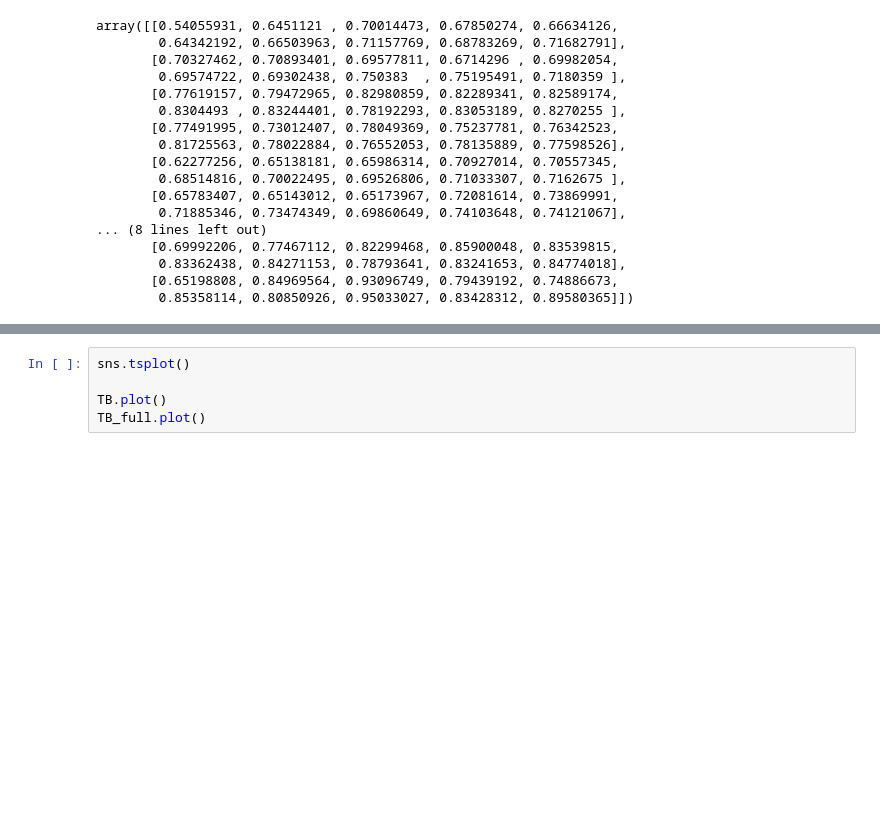
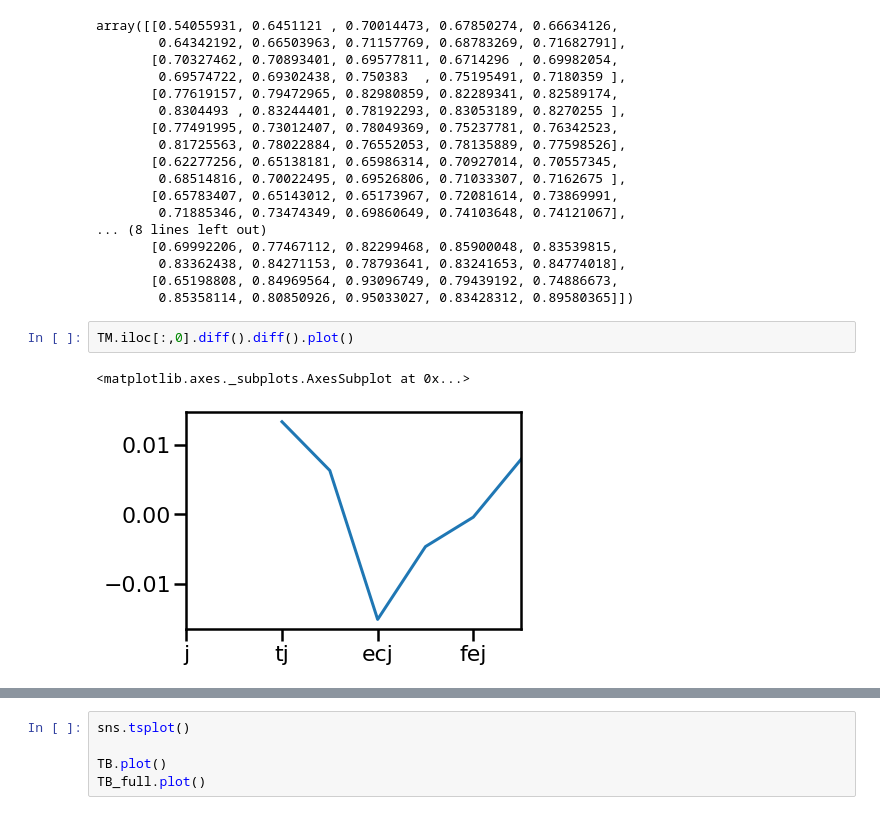
Before and after one commit to nshawen/CIS-PD-Optimization, a Jupyter notebook: FeaturesAnalysis.ipynb, the cells around one changed output, grey strips where cells are left out. Drawn from its saved outputs; the diff is of its cells as text; blank space fills up the shorter version.

```diff
--- a/FeaturesAnalysis.ipynb
+++ b/FeaturesAnalysis.ipynb
@@ -825,3 +1089,8 @@ array([[0.54055931, 0.6451121 , 0.70014473, 0.67850274, 0.66634126,
         0.83362438, 0.84271153, 0.78793641, 0.83241653, 0.84774018],
        [0.65198808, 0.84969564, 0.93096749, 0.79439192, 0.74886673,
         0.85358114, 0.80850926, 0.95033027, 0.83428312, 0.89580365]])
+# %%
+TM.iloc[:,0].diff().diff().plot()
+# %% [output]
+<matplotlib.axes._subplots.AxesSubplot at 0x...>
+[figure, added]
```
Also changed, not shown: parts of 41 cells of this notebook, 1 other file.
